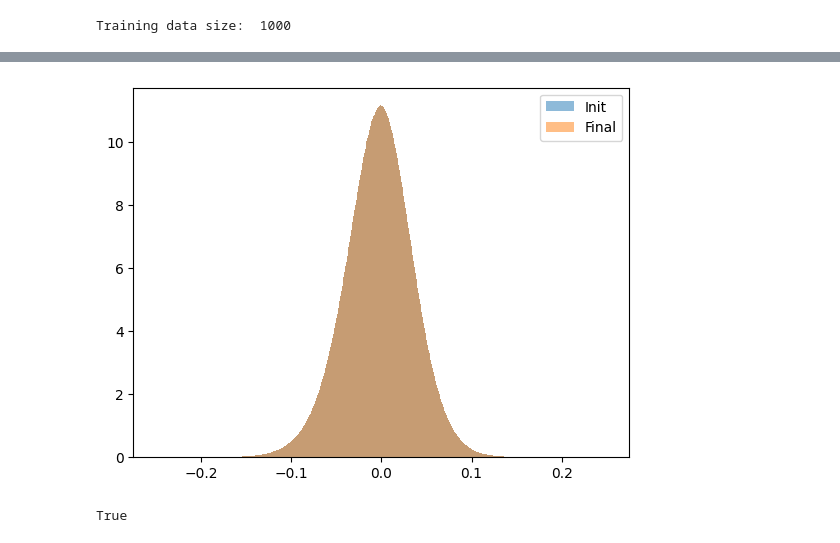
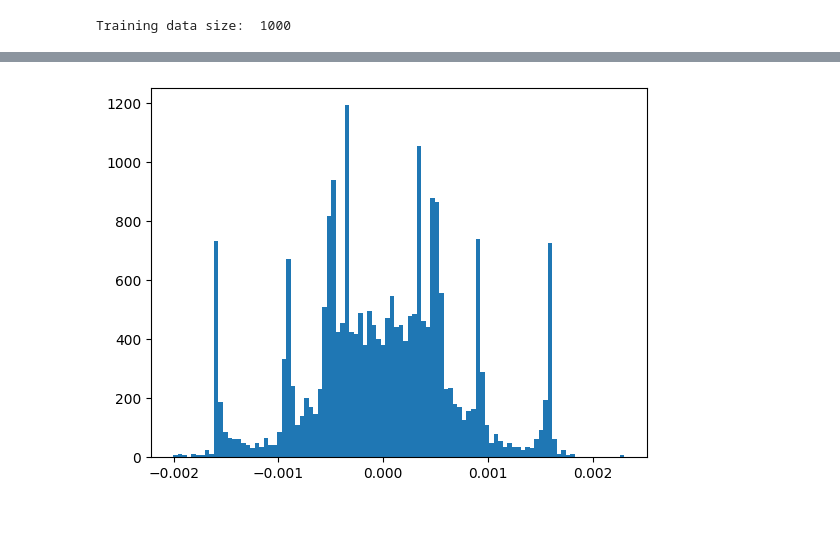
Before and after one commit to normal-computing/posteriors, a Jupyter notebook: examples/yelp/yelp_subspace_sghmc.ipynb, the cells around one changed output, grey strips where cells are left out. Saved outputs shown, nothing was run; the diff lists cells and outputs as text; code cells hidden in the pictures.

```diff
--- a/examples/yelp/yelp_subspace_sghmc.ipynb
+++ b/examples/yelp/yelp_subspace_sghmc.ipynb
@@ -87,12 +85,7 @@ plt.legend();
-# %%
-# Check pretrained BERT params are unchanged
-xrange = (-0.25, 0.25)
-plt.hist(init_trained_params.cpu().numpy(), bins=1000, alpha=0.5, label='Init', range=xrange, density=True)
-plt.hist(final_trained_params.cpu().numpy(), bins=1000, alpha=0.5, label='Final', range=xrange, density=True)
-plt.legend();
-# %% [output]
-[figure, removed]
-# %%
-torch.allclose(init_trained_params, final_trained_params)
-# %% [output]
-True
+# %%
+# Visualise momenta
+momenta = tree_map(lambda x: x.detach().cpu().numpy(), state.momenta)
+flat_momenta = torch.cat([torch.from_numpy(v.flatten()) for v in momenta.values()])
+plt.hist(flat_momenta, bins=100, density=True);
+# %% [output]
+[figure, added]
```
Also changed, not shown: parts of 9 cells of this notebook, 3 other files.
